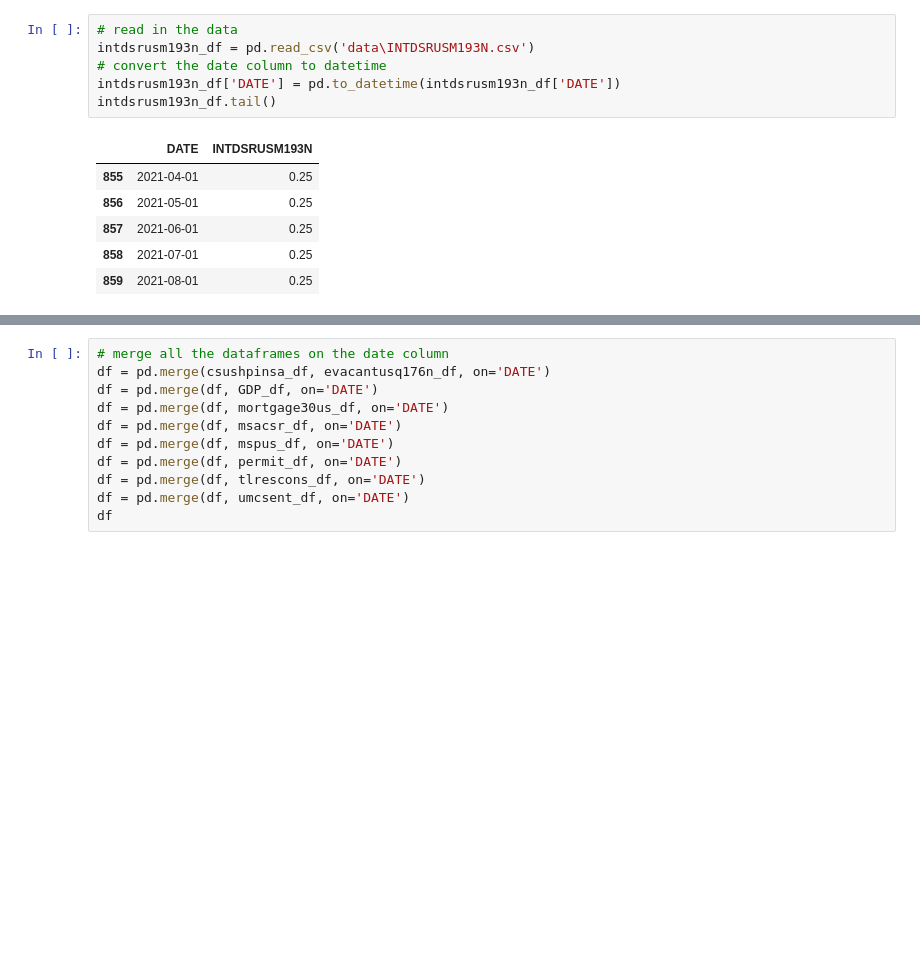
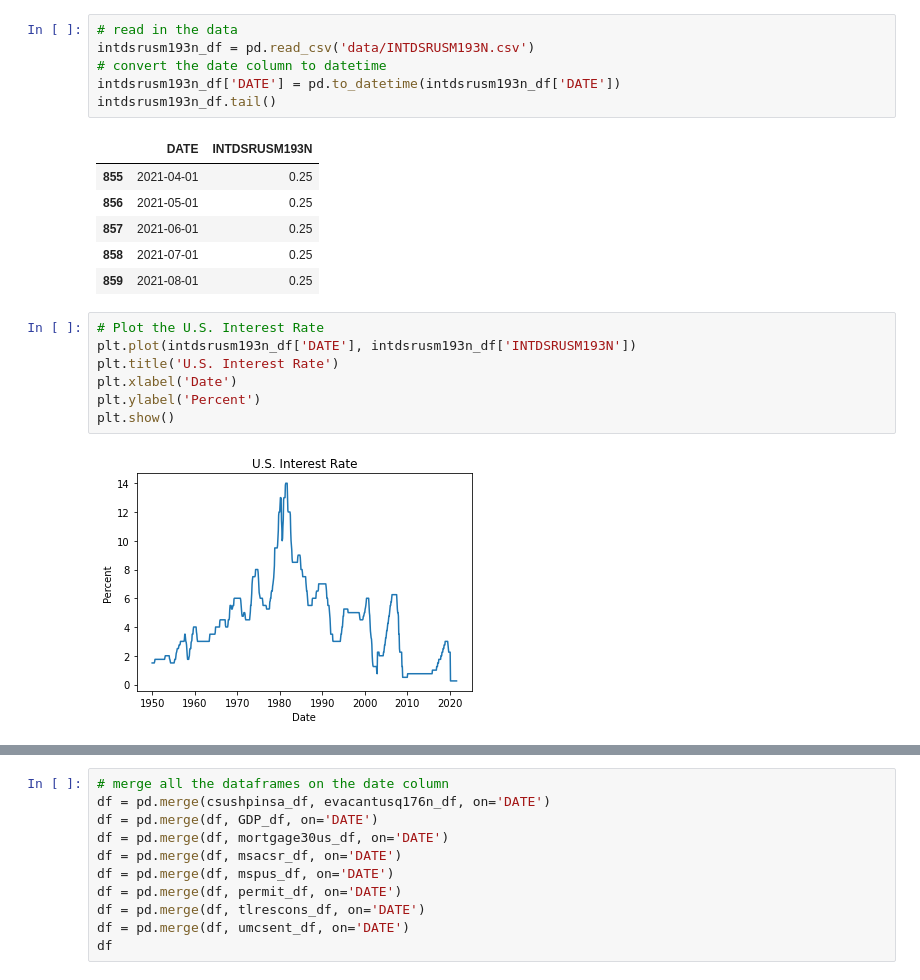
Before and after one commit to CptSasquatch/project-4, a Jupyter notebook: jason/tidy_data.ipynb, the cells around one changed output, grey strips where cells are left out. Cells and saved outputs as stored; diff of their text form; blank space fills up the shorter version.

```diff
--- a/jason/tidy_data.ipynb
+++ b/jason/tidy_data.ipynb
@@ -50,6 +77,6 @@ GDP_df.tail()
 # %%
 # read in the data
-intdsrusm193n_df = pd.read_csv('data\INTDSRUSM193N.csv')
+intdsrusm193n_df = pd.read_csv('data/INTDSRUSM193N.csv')
 # convert the date column to datetime
 intdsrusm193n_df['DATE'] = pd.to_datetime(intdsrusm193n_df['DATE'])
 intdsrusm193n_df.tail()
@@ -60,5 +87,14 @@ intdsrusm193n_df.tail()
 | 857 | 2021-06-01 | 0.25 |
 | 858 | 2021-07-01 | 0.25 |
 | 859 | 2021-08-01 | 0.25 |
+# %%
+# Plot the U.S. Interest Rate
+plt.plot(intdsrusm193n_df['DATE'], intdsrusm193n_df['INTDSRUSM193N'])
+plt.title('U.S. Interest Rate')
+plt.xlabel('Date')
+plt.ylabel('Percent')
+plt.show()
+# %% [output]
+[figure, added]
 # %%
 # read in the data
```
Also changed, not shown: parts of 20 cells of this notebook, 3 other files.
